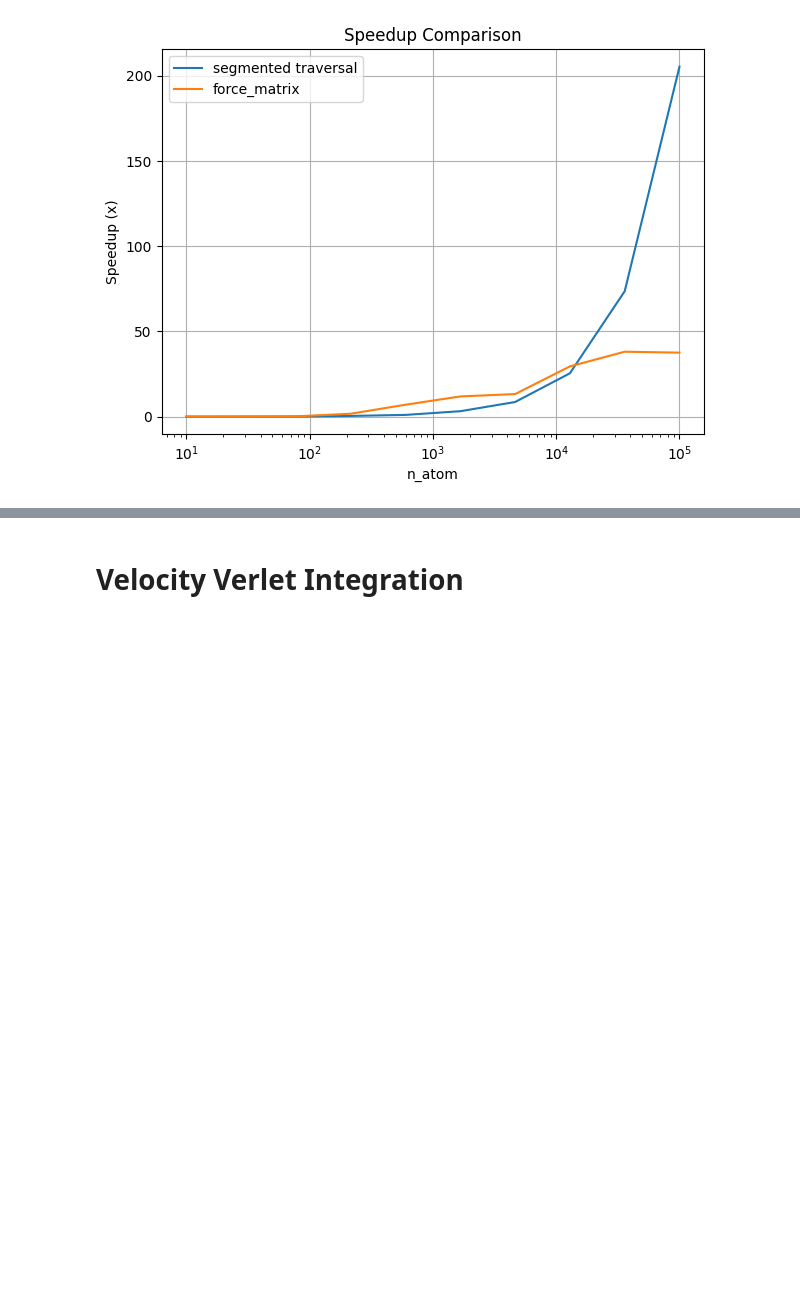
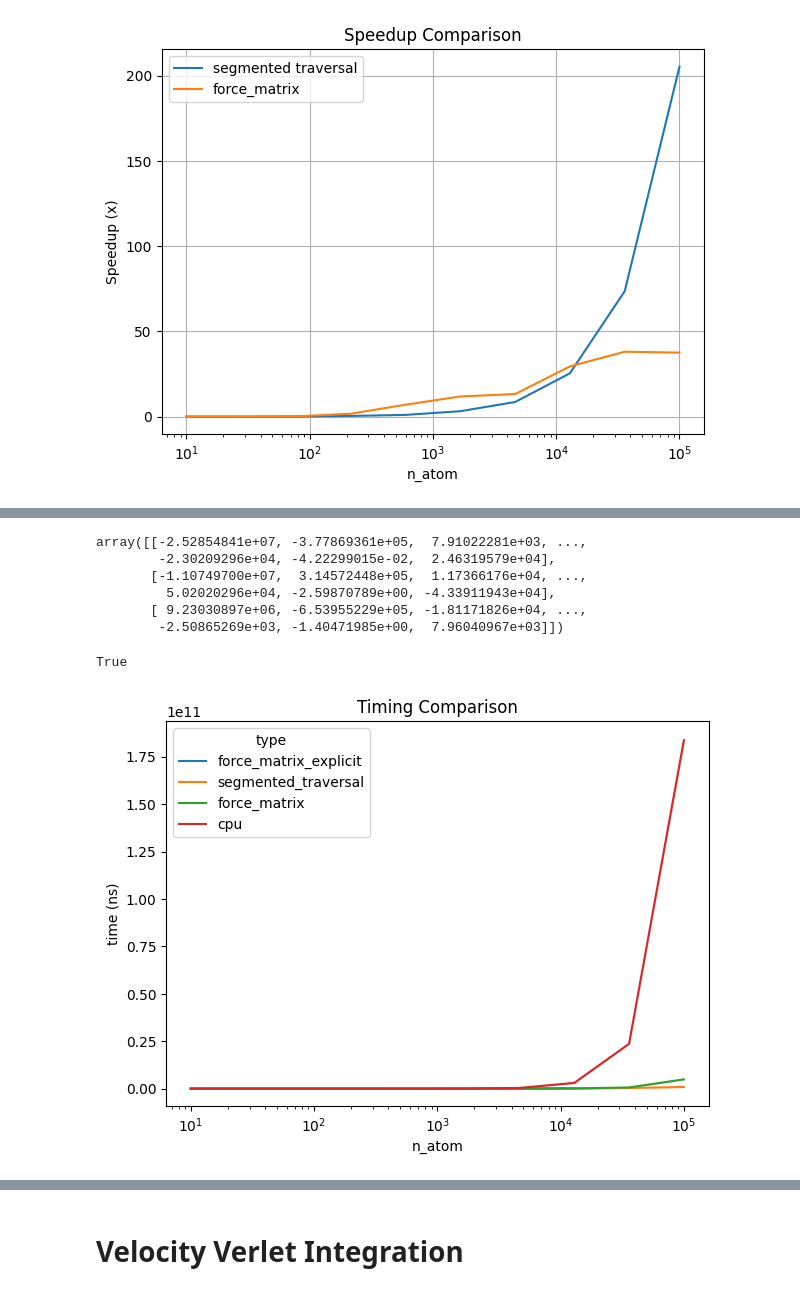
Before and after one commit to P-mandevillei/CUDA_Molecular_Dynamics, a Jupyter notebook: molecular_dynamics_gpu_re.ipynb, the cells around one changed output, grey strips where cells are left out. Drawn from its saved outputs; the diff is of its cells as text; code cells hidden in the pictures; blank space fills up the shorter version.

Commit message:
explicit force matrix

```diff
--- a/molecular_dynamics_gpu_re.ipynb
+++ b/molecular_dynamics_gpu_re.ipynb
@@ -805,0 +914,15 @@ fig.savefig("speedup_comparison.png", dpi=300)
+# %%
+forces_h = np.zeros_like(pos, dtype=np.float64)
+calc_force_sequential(forces_h, pos)
+forces_h
+# %% [output]
+array([[-2.52854841e+07, -3.77869361e+05,  7.91022281e+03, ...,
+        -2.30209296e+04, -4.22299015e-02,  2.46319579e+04],
+       [-1.10749700e+07,  3.14572448e+05,  1.17366176e+04, ...,
+         5.02020296e+04, -2.59870789e+00, -4.33911943e+04],
+       [ 9.23030897e+06, -6.53955229e+05, -1.81171826e+04, ...,
+        -2.50865269e+03, -1.40471985e+00,  7.96040967e+03]])
+# %%
+np.allclose(forces_h, forces_d.get())
+# %% [output]
+True
@@ -805,0 +961,15 @@ fig.savefig("speedup_comparison.png", dpi=300)
+# %%
+time_df1 = pd.read_csv("force_matrix_explicit_timing.csv")
+time_df2 = pd.read_csv("segmented_traversal_timing.csv")
+time_df3 = pd.read_csv("force_matrix_timing.csv")
+time_df = pd.concat([time_df1, time_df2, time_df3])
+time_df.to_csv("timing_df.csv", index = False)
+# %%
+fig, ax = plt.subplots(figsize = (7, 5))
+sns.lineplot(time_df, x = "n_atom", y = "time", hue = "type", ax = ax)
+ax.set_xscale('log')
+ax.set_ylabel("time (ns)")
+ax.set_title("Timing Comparison")
+fig.savefig("timing_comparison.png", dpi=300)
+# %% [output]
+[figure, added]
```
Also changed, not shown: parts of 12 cells of this notebook, 4 other files.
